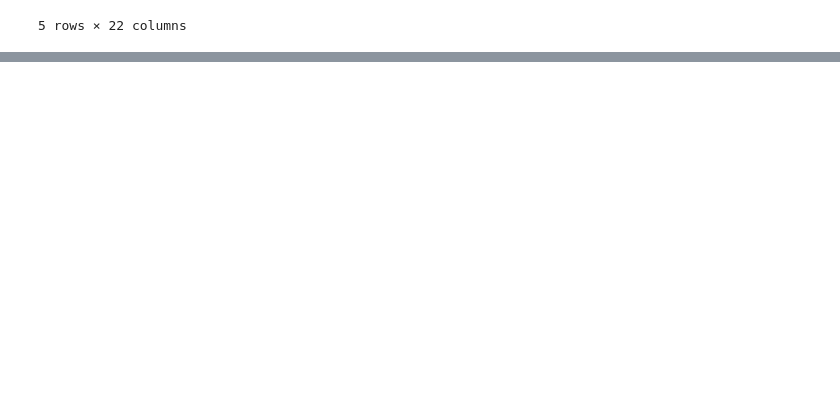
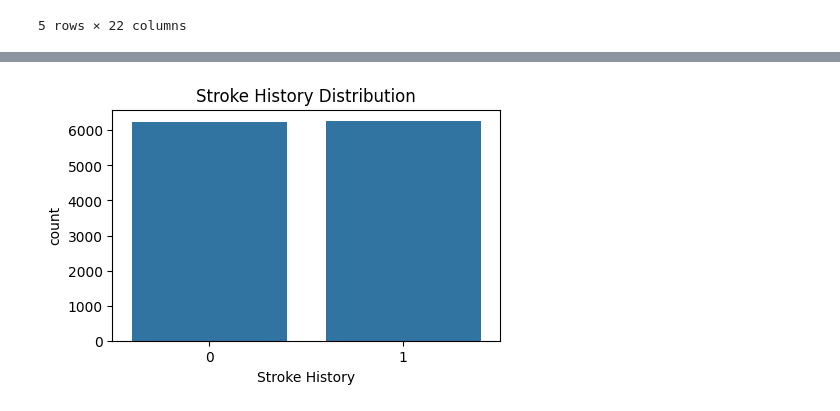
Before and after one commit to NusratRupu/Stroke-Prediction, a Jupyter notebook: Notebook/Stroke_prediction.ipynb, the cells around one changed output, grey strips where cells are left out. Cells and saved outputs as stored; diff of their text form; code cells hidden in the pictures; blank space fills up the shorter version.

```diff
--- a/Notebook/Stroke_prediction.ipynb
+++ b/Notebook/Stroke_prediction.ipynb
@@ -26,0 +120,8 @@ for col in data.select_dtypes(include='object').columns:
+# %%
+# Visualize class balance for Stroke History
+plt.figure(figsize=(5,3))
+sns.countplot(x='Stroke History', data=data)
+plt.title('Stroke History Distribution')
+plt.show()
+# %% [output]
+[figure, added]
```
Also changed, not shown: parts of 10 cells of this notebook.
